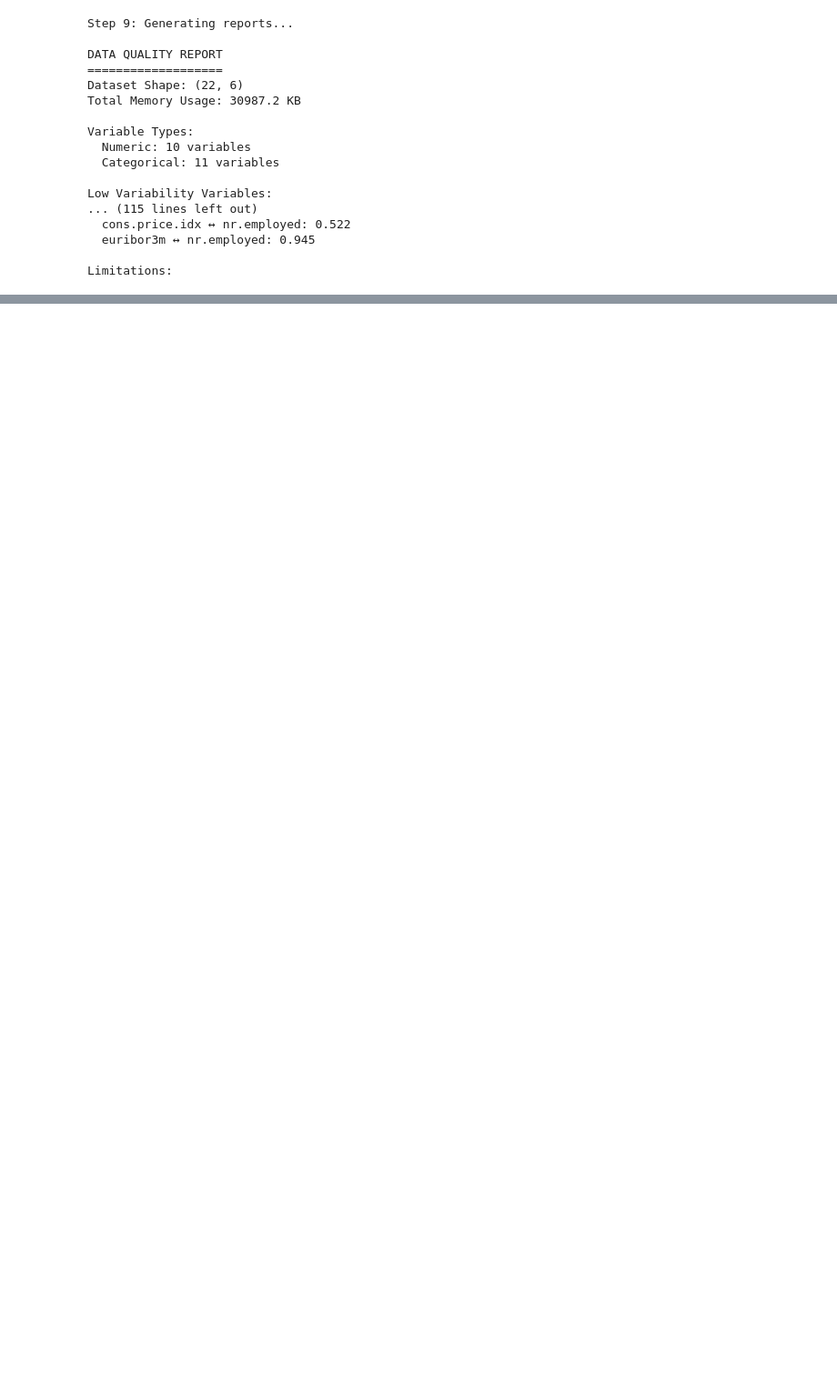
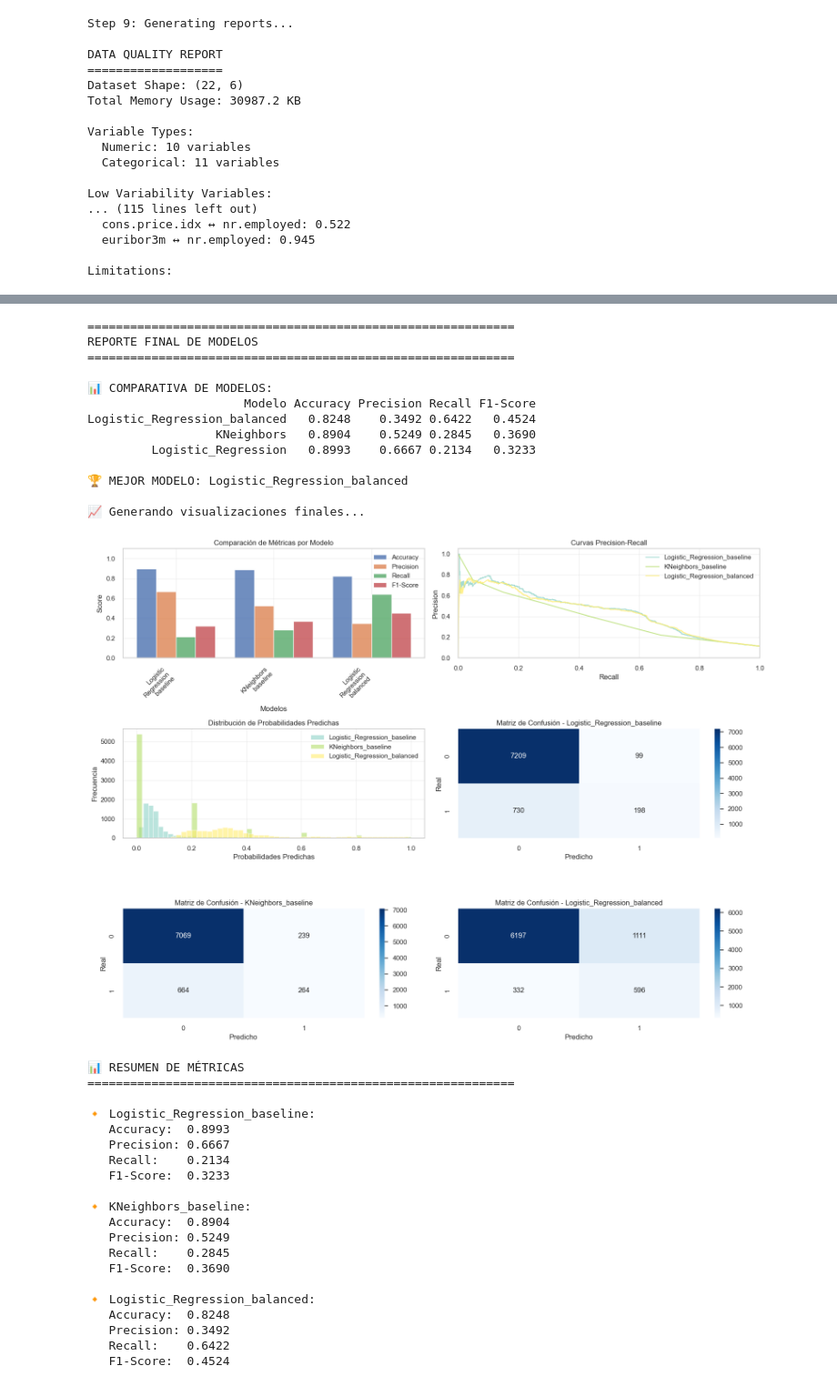
Before and after one commit to maxiplux/analisis-de-datos-final-project, a Jupyter notebook: Juan-Mosquera-Project.ipynb, the cells around one changed output, grey strips where cells are left out. Shown at 91% size. Cells and saved outputs as stored; diff of their text form; code cells hidden in the pictures; blank space fills up the shorter version.

```diff
--- a/Juan-Mosquera-Project.ipynb
+++ b/Juan-Mosquera-Project.ipynb
@@ -406,0 +494,3 @@ Limitations:
+# %%
+# FASE 3: Data Preparation
+X, y, categorical_vars, numerical_vars = fase_3_data_preparation(df)
@@ -406,0 +531,3 @@ Limitations:
+# %%
+# Crear pipeline de preprocessing
+preprocessor = crear_preprocessing_pipeline(categorical_vars, numerical_vars)
@@ -406,0 +551,3 @@ Limitations:
+# %%
+# División de datos
+X_train, X_test, y_train, y_test = split_data_estratificado(X, y, test_size, random_state)
@@ -406,0 +564,3 @@ Limitations:
+# %%
+# FASE 4: Modeling
+resultados_modelos = fase_4_modeling(X_train, X_test, y_train, y_test, preprocessor)
@@ -406,0 +587,38 @@ Limitations:
+# %%
+# Reporte final
+df_comparativo, mejor_modelo = generar_reporte_final_modelos(resultados_modelos, y_test)
+# %% [output]
+============================================================
+REPORTE FINAL DE MODELOS
+============================================================
+
+📊 COMPARATIVA DE MODELOS:
+                      Modelo Accuracy Precision Recall F1-Score
+Logistic_Regression_balanced   0.8248    0.3492 0.6422   0.4524
+                  KNeighbors   0.8904    0.5249 0.2845   0.3690
+         Logistic_Regression   0.8993    0.6667 0.2134   0.3233
+
+🏆 MEJOR MODELO: Logistic_Regression_balanced
+
+📈 Generando visualizaciones finales...
+[figure, added]
+📊 RESUMEN DE MÉTRICAS
+============================================================
+
+🔸 Logistic_Regression_baseline:
+   Accuracy:  0.8993
+   Precision: 0.6667
+   Recall:    0.2134
+   F1-Score:  0.3233
+
+🔸 KNeighbors_baseline:
+   Accuracy:  0.8904
+   Precision: 0.5249
+   Recall:    0.2845
+   F1-Score:  0.3690
+
+🔸 Logistic_Regression_balanced:
+   Accuracy:  0.8248
+   Precision: 0.3492
+   Recall:    0.6422
+   F1-Score:  0.4524
```
Also changed, not shown: parts of 26 cells of this notebook, 7 other files.
